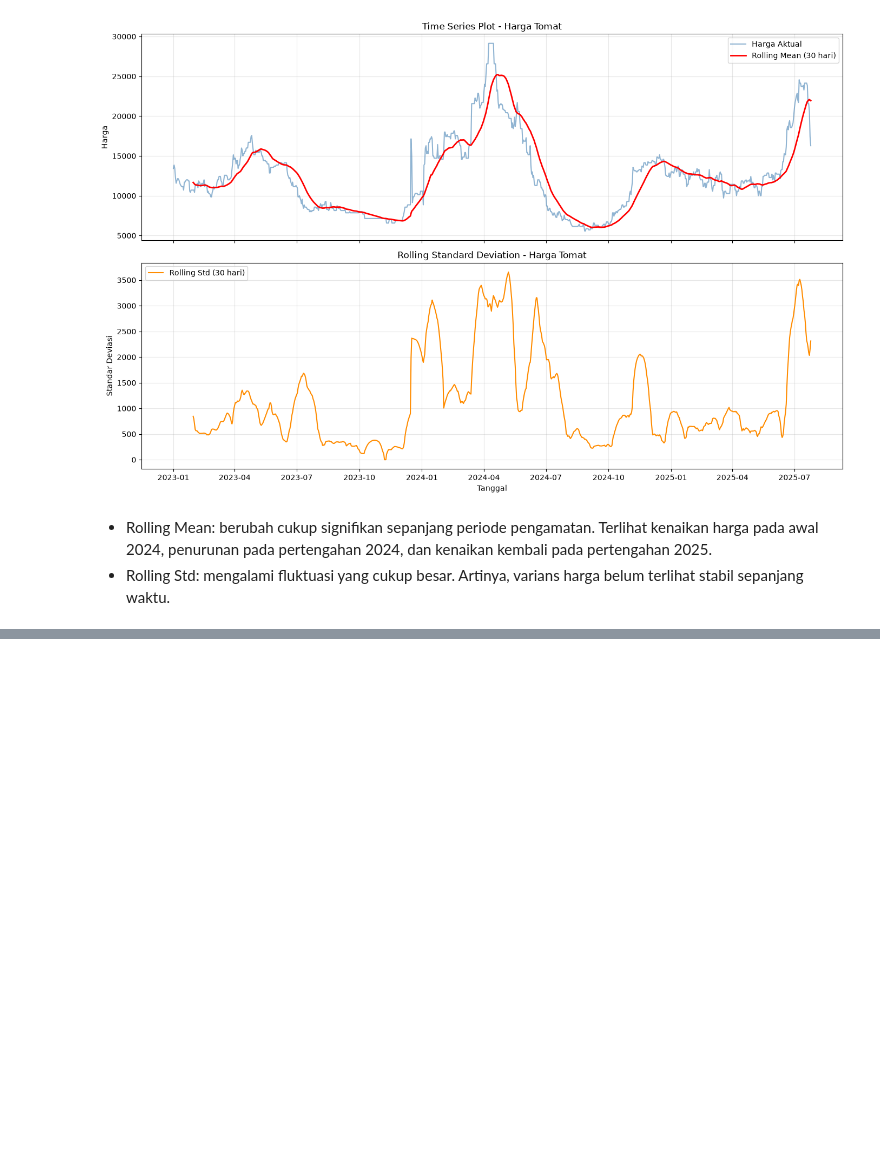
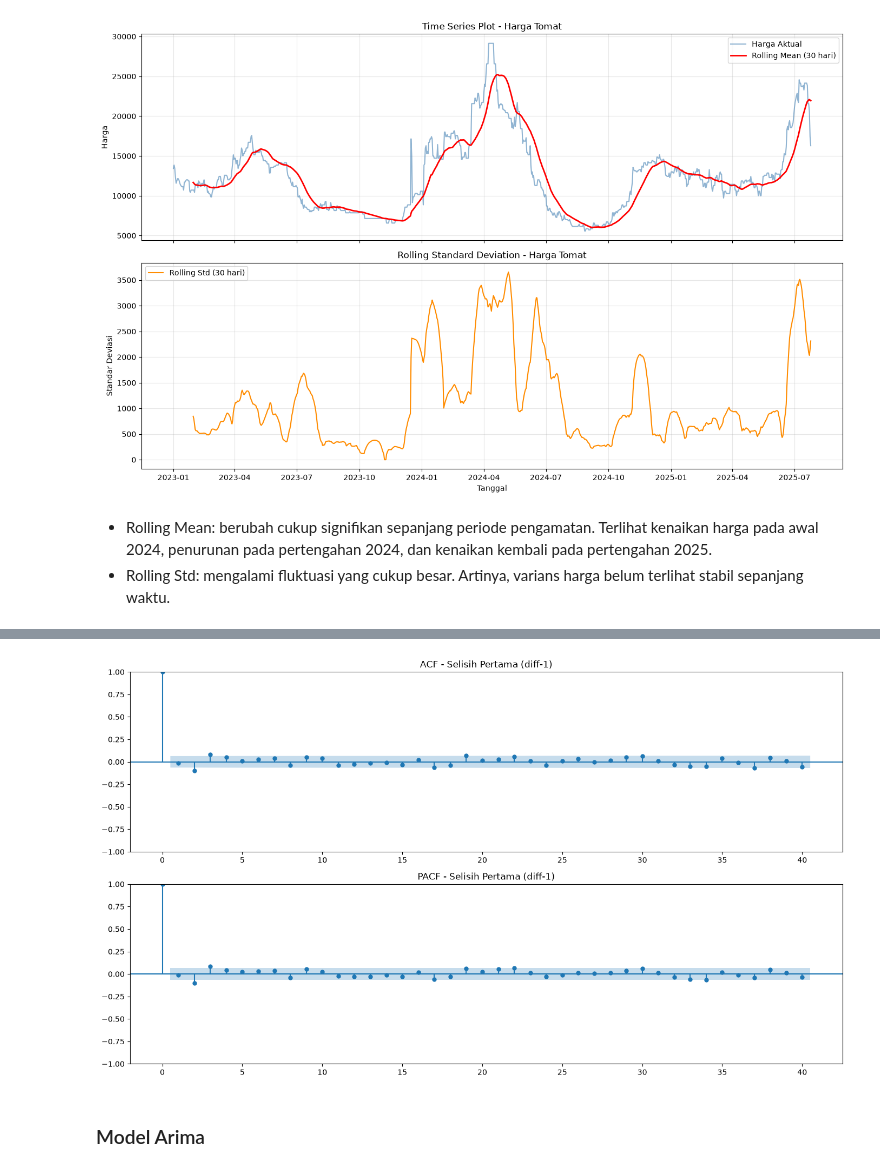
Before and after one commit to ErisAlfionita8/tomato-forecasting-analysis, a Jupyter notebook: notebooks/time_series_analysis.ipynb, the cells around one changed output, grey strips where cells are left out. Drawn from its saved outputs; the diff is of its cells as text; code cells hidden in the pictures; blank space fills up the shorter version.

```diff
--- a/notebooks/time_series_analysis.ipynb
+++ b/notebooks/time_series_analysis.ipynb
@@ -250,0 +346,16 @@ perlu dilakukan differencing
+# %%
+fig, axes = plt.subplots(2, 1, figsize=(14, 8))
+
+plot_acf(train_diff1, lags=40, ax=axes[0])
+axes[0].set_title("ACF - Selisih Pertama (diff-1)")
+
+plot_pacf(train_diff1, lags=40, method="ywm", ax=axes[1])
+axes[1].set_title("PACF - Selisih Pertama (diff-1)")
+
+plt.tight_layout()
+plt.savefig(FIG_DIR / "tomat_train_acf_pacf_diff1.png", dpi=150)
+plt.show()
+# %% [output]
+[figure, added]
+# %% [markdown]
+### Model Arima
```
Also changed, not shown: parts of 20 cells of this notebook, 4 other files.
